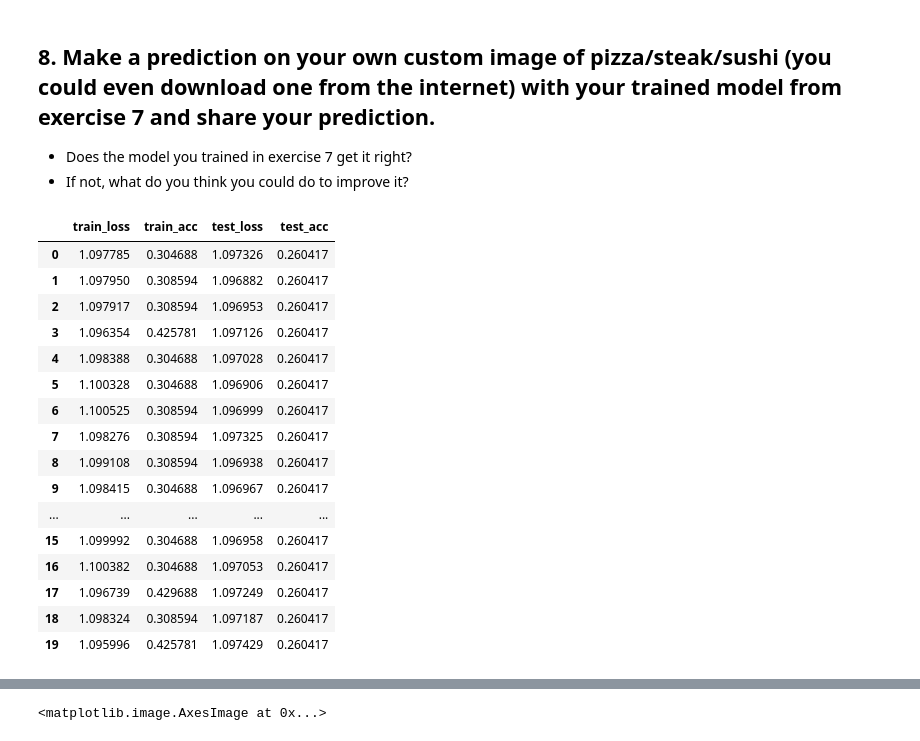
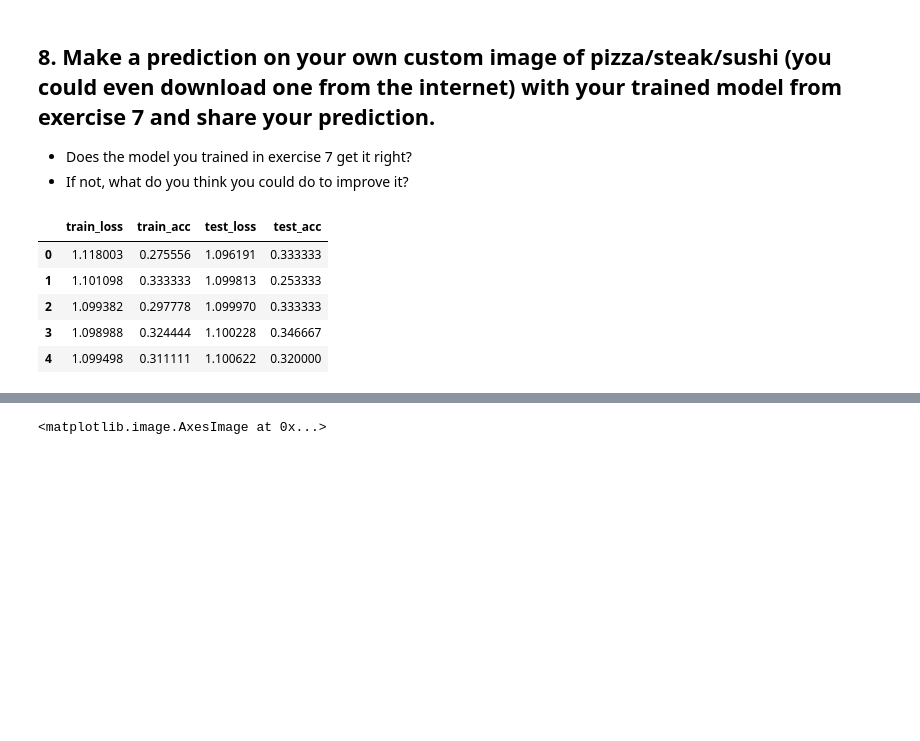
Before and after one commit to eric-sun92/pytorch_custom_datasets_exercises, a Jupyter notebook: 04_pytorch_custom_datasets_exercises.ipynb, the cells around one changed output, grey strips where cells are left out. Cells and saved outputs as stored; diff of their text form; code cells hidden in the pictures; blank space fills up the shorter version.

```diff
--- a/04_pytorch_custom_datasets_exercises.ipynb
+++ b/04_pytorch_custom_datasets_exercises.ipynb
@@ -349,8 +355,8 @@ class TinyVGG(nn.Module):
     )
     self.classifier = nn.Sequential(
         nn.Flatten(),
-        nn.Linear(in_features=hidden_units * 32 * 32,
-        # nn.Linear(in_features= hidden_units * 16 * 16
+        nn.Linear(in_features= hidden_units * 16 * 16,
+        # nn.Linear(in_features=hidden_units * 32 * 32,
                   out_features=output_shape))
 
   def forward(self, x):
@@ -623,8 +618,0 @@ Epoch: 5 | train_loss: 1.0957 | train_acc: 0.4258 | test_loss: 1.0969 | test_acc
-# %%
-model_0_results = train(model=model_0,
-      train_dataloader=train_dataloader,
-      test_dataloader=test_dataloader,
-      optimizer=optimizer,
-      loss_fn=loss_fn,
-      acc_fn=acc_fn,
-      epochs=20)
@@ -744,11 +748,11 @@ bigger_test_data = ImageFolder(root=test_data_20_percent_path,
 
 # Create dataloaders
 bigger_train_dataloader = DataLoader(dataset=bigger_train_data,
-                                     batch_size=BATCH_SIZE,
+                                     batch_size=32,
                                      shuffle=True,
                                      num_workers=os.cpu_count())
 
 bigger_test_dataloader = DataLoader(dataset=bigger_test_data,
-                                     batch_size=BATCH_SIZE,
+                                     batch_size=32,
                                      shuffle=True,
                                      num_workers=os.cpu_count())
@@ -754,0 +807,20 @@ bigger_test_dataloader = DataLoader(dataset=bigger_test_data,
+# %%
+# Train a model with increased amount of data
+# Train for 50 epochs
+torch.manual_seed(42)
+torch.cuda.manual_seed(42)
+model_4 = TinyVGG2(input_shape=3,
+                  hidden_units=20,
+                  output_shape=len(class_names)).to(device)
+
+loss_fn4 = nn.CrossEntropyLoss()
+optimizer4 = torch.optim.Adam(model_4.parameters(), lr=0.001)
+acc_fn4 = Accuracy(task="multiclass", num_classes=len(class_names)).to(device)
+
+model_4_results = train(model=model_4,
+                        train_dataloader=bigger_train_dataloader,
+                        test_dataloader=bigger_test_dataloader,
+                        loss_fn=loss_fn4,
+                        acc_fn=acc_fn4,
+                        optimizer=optimizer4,
+                        epochs=5)
@@ -795,29 +878,18 @@ Epoch: 20 | train_loss: 1.0979 | train_acc: 0.3521 | test_loss: 1.1002 | test_ac
 # %%
 # plot loss curve and acc curve
 import pandas as pd
 
 model_0_df = pd.DataFrame(data=model_0_results)
-model_1_df = pd.DataFrame(data=model_1_results)
+model_1_df = pd.DataFrame(data=model_4_results)
 
 model_0_df
 # %% [output]
 |  | train_loss | train_acc | test_loss | test_acc |
-| 0 | 1.097785 | 0.304688 | 1.097326 | 0.260417 |
-| 1 | 1.097950 | 0.308594 | 1.096882 | 0.260417 |
-| 2 | 1.097917 | 0.308594 | 1.096953 | 0.260417 |
-| 3 | 1.096354 | 0.425781 | 1.097126 | 0.260417 |
-| 4 | 1.098388 | 0.304688 | 1.097028 | 0.260417 |
-| 5 | 1.100328 | 0.304688 | 1.096906 | 0.260417 |
-| 6 | 1.100525 | 0.308594 | 1.096999 | 0.260417 |
-| 7 | 1.098276 | 0.308594 | 1.097325 | 0.260417 |
-| 8 | 1.099108 | 0.308594 | 1.096938 | 0.260417 |
-| 9 | 1.098415 | 0.304688 | 1.096967 | 0.260417 |
-| ... | ... | ... | ... | ... |
-| 15 | 1.099992 | 0.304688 | 1.096958 | 0.260417 |
-| 16 | 1.100382 | 0.304688 | 1.097053 | 0.260417 |
-| 17 | 1.096739 | 0.429688 | 1.097249 | 0.260417 |
-| 18 | 1.098324 | 0.308594 | 1.097187 | 0.260417 |
-| 19 | 1.095996 | 0.425781 | 1.097429 | 0.260417 |
+| 0 | 1.118003 | 0.275556 | 1.096191 | 0.333333 |
+| 1 | 1.101098 | 0.333333 | 1.099813 | 0.253333 |
+| 2 | 1.099382 | 0.297778 | 1.099970 | 0.333333 |
+| 3 | 1.098988 | 0.324444 | 1.100228 | 0.346667 |
+| 4 | 1.099498 | 0.311111 | 1.100622 | 0.320000 |
 # %%
 plt.figure(figsize=(12, 10))
 
```
Also changed, not shown: parts of 24 cells of this notebook.
